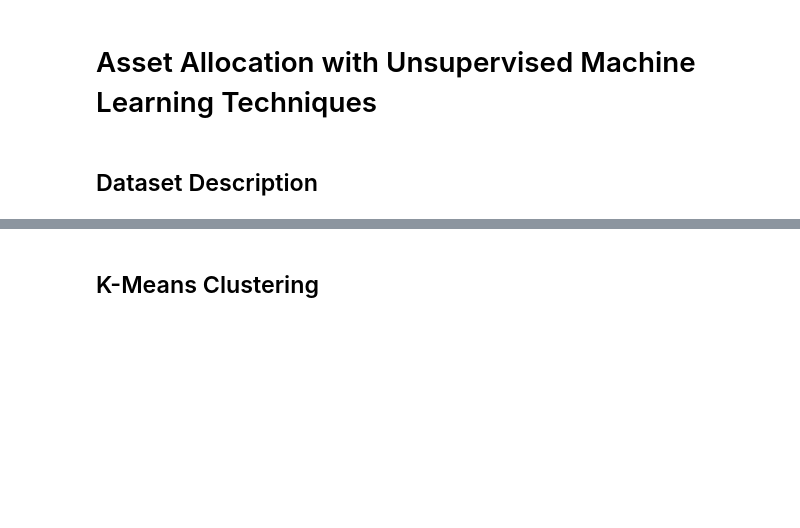
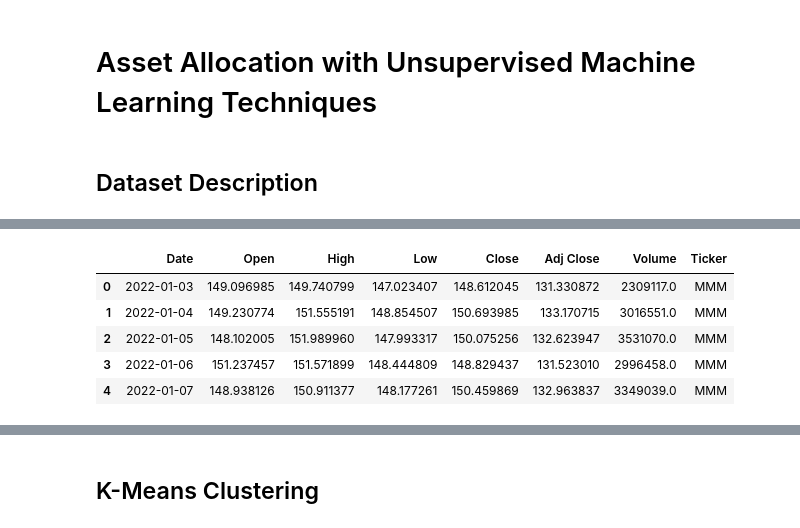
Before and after one commit to rodrigokang/portfolio, a Jupyter notebook: asset_allocation/clustering_methods_part_2.ipynb, the cells around one changed output, grey strips where cells are left out. Drawn from its saved outputs; the diff is of its cells as text; code cells hidden in the pictures; blank space fills up the shorter version.

```diff
--- a/asset_allocation/clustering_methods.ipynb
+++ b/asset_allocation/clustering_methods_part_2.ipynb
@@ -4,0 +10,24 @@
+# %%
+# Define date range
+start_date = "2022-01-01"
+end_date = "2023-12-31"
+
+# Get the symbols of S&P 500 companies
+sp500_tickers = pd.read_html('https://en.wikipedia.org/wiki/List_of_S%26P_500_companies')[0]
+tickers = sp500_tickers['Symbol'].tolist()
+
+# Create a DataFrame to store relevant variables
+historical_data = pd.DataFrame()
+
+# Iterate over each ticker to get relevant data
+for ticker in tickers:
+    try:
+        # Download historical data from Yahoo Finance
+        ticker_data = yf.download(ticker, start=start_date, end=end_date)
+        ticker_data['Ticker'] = ticker
+        historical_data = pd.concat([historical_data, ticker_data])
+    except Exception as e:
+        print(f"Could not download data for {ticker}: {e}")
+
+# Drop rows with missing data
+historical_data.dropna(inplace=True)
@@ -4,0 +70,13 @@
+# %%
+# Reset index
+historical_data.reset_index(inplace=True)
+
+# Display the first few rows of the processed DataFrame
+display(historical_data.head())
+# %% [output]
+|  | Date | Open | High | Low | Close | Adj Close | Volume | Ticker |
+| 0 | 2022-01-03 | 149.096985 | 149.740799 | 147.023407 | 148.612045 | 131.330872 | 2309117.0 | MMM |
+| 1 | 2022-01-04 | 149.230774 | 151.555191 | 148.854507 | 150.693985 | 133.170715 | 3016551.0 | MMM |
+| 2 | 2022-01-05 | 148.102005 | 151.989960 | 147.993317 | 150.075256 | 132.623947 | 3531070.0 | MMM |
+| 3 | 2022-01-06 | 151.237457 | 151.571899 | 148.444809 | 148.829437 | 131.523010 | 2996458.0 | MMM |
+| 4 | 2022-01-07 | 148.938126 | 150.911377 | 148.177261 | 150.459869 | 132.963837 | 3349039.0 | MMM |
```
Also changed, not shown: parts of 4 cells of this notebook, 11 other files.
